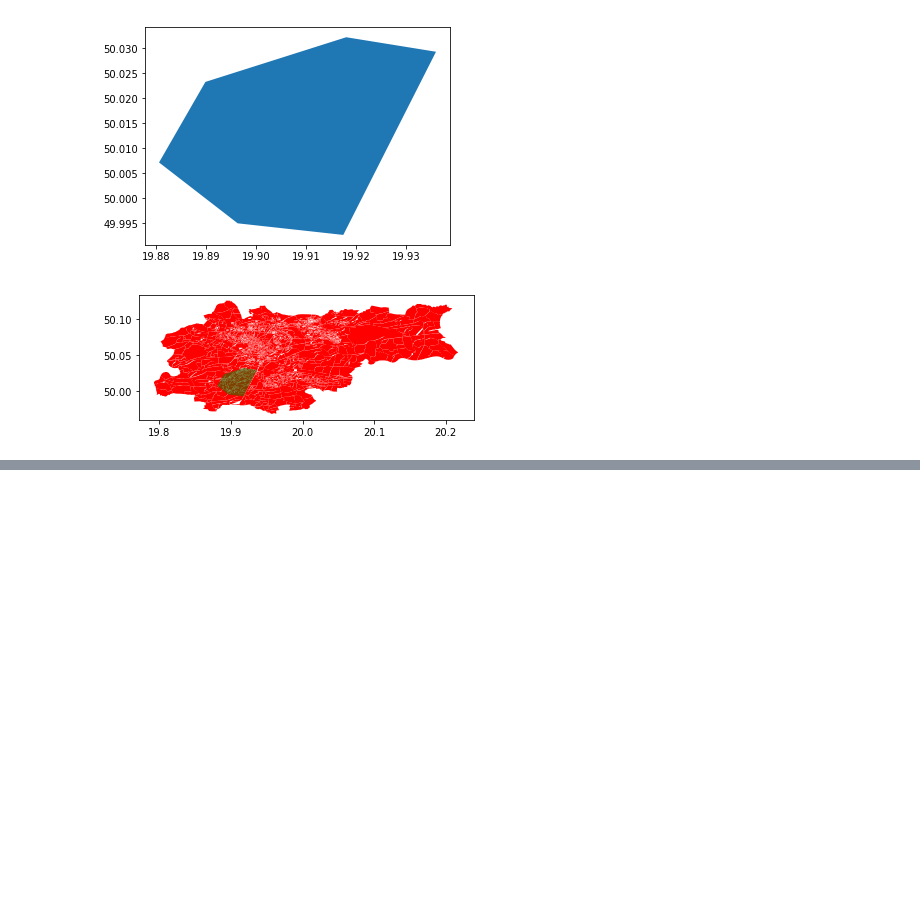
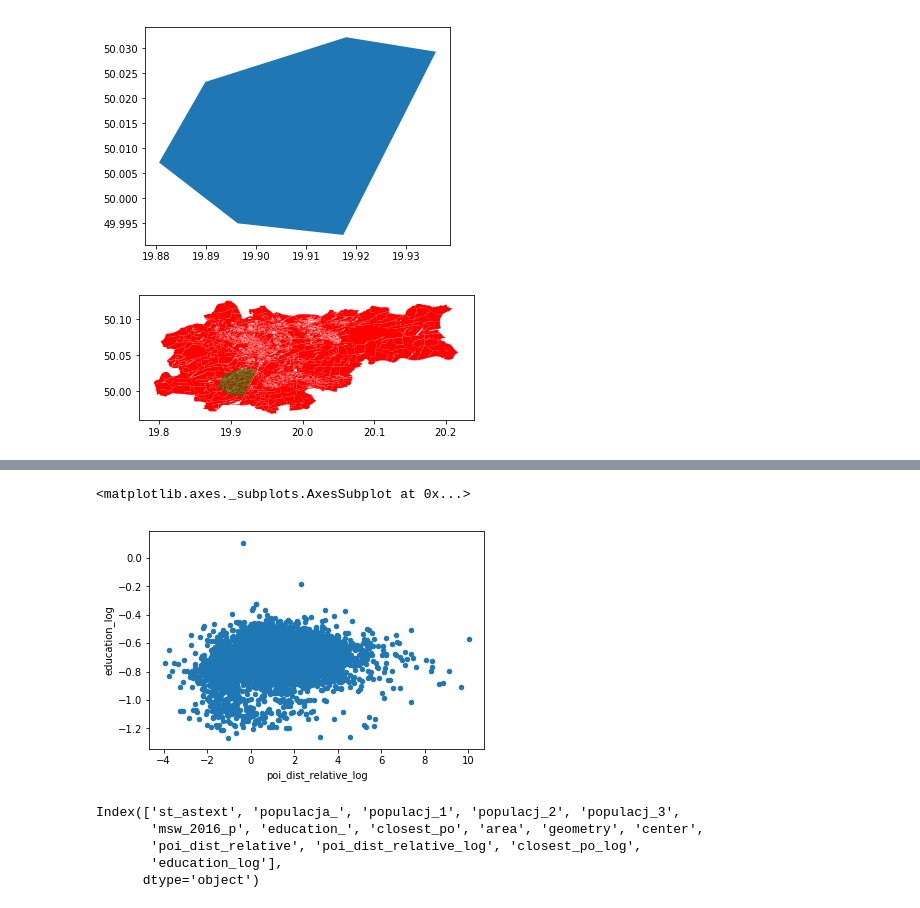
Before and after one commit to kowaalczyk/maraton-analizy-danych, a Jupyter notebook: src/visualize_model.ipynb, the cells around one changed output, grey strips where cells are left out. Drawn from its saved outputs; the diff is of its cells as text; code cells hidden in the pictures; blank space fills up the shorter version.

```diff
--- a/src/visualize_model.ipynb
+++ b/src/visualize_model.ipynb
@@ -82,0 +102,14 @@ gdf.head()
+# %%
+df = pd.DataFrame(gdf)
+df.plot(x='poi_dist_relative_log', y='education_log', kind='scatter')
+# %% [output]
+<matplotlib.axes._subplots.AxesSubplot at 0x...>
+[figure, added]
+# %%
+df.keys()
+# %% [output]
+Index(['st_astext', 'populacja_', 'populacj_1', 'populacj_2', 'populacj_3',
+       'msw_2016_p', 'education_', 'closest_po', 'area', 'geometry', 'center',
+       'poi_dist_relative', 'poi_dist_relative_log', 'closest_po_log',
+       'education_log'],
+      dtype='object')
```
Also changed, not shown: parts of 13 cells of this notebook, 2 other files.
